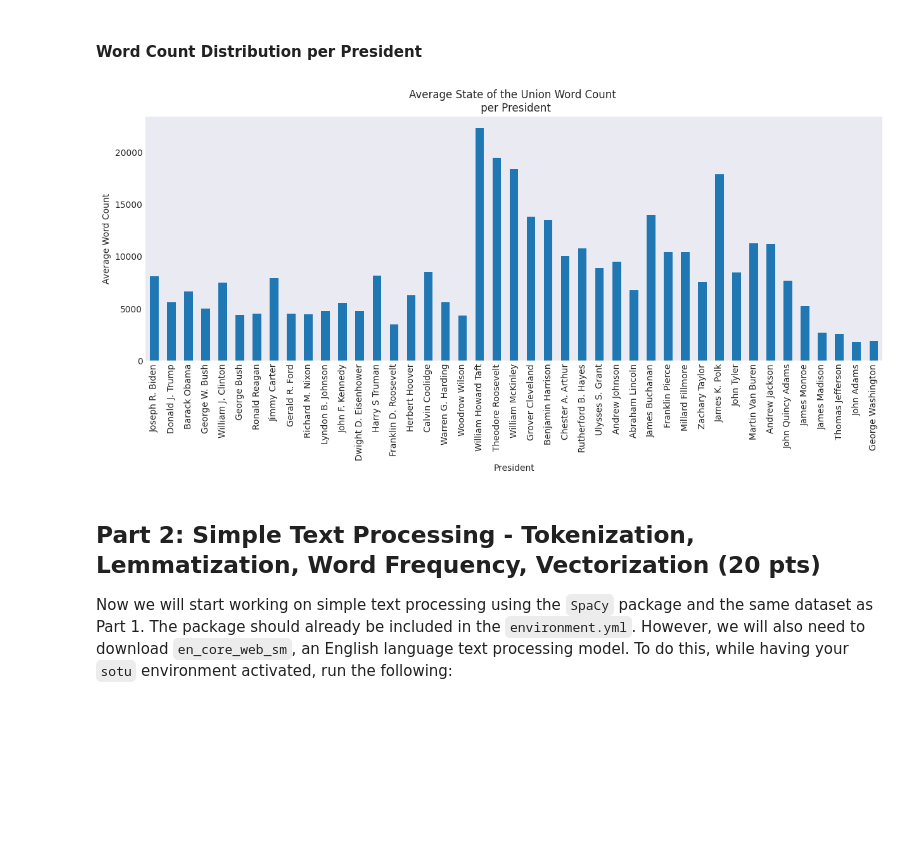
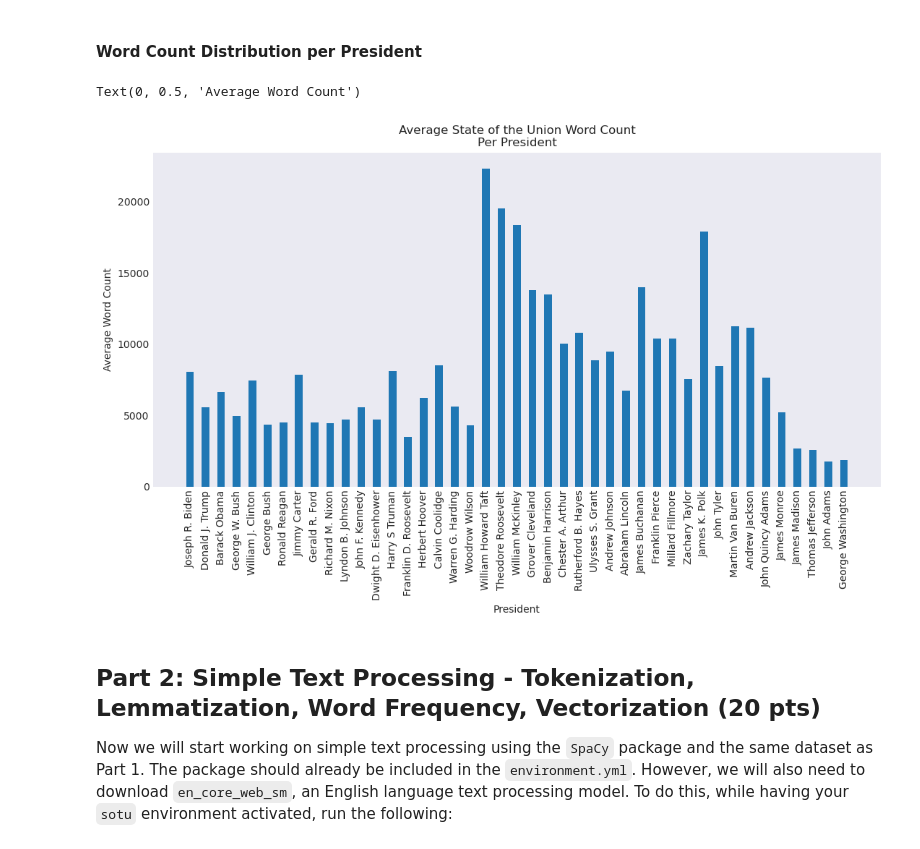
Before and after one commit to UCB-stat-159-f25/proj02-group27, a Jupyter notebook: proj02-nlp.ipynb, the cells around one changed output. Cells and saved outputs as stored; diff of their text form; code cells hidden in the pictures; blank space fills up the shorter version.

```diff
--- a/proj02-nlp.ipynb
+++ b/proj02-nlp.ipynb
@@ -102,8 +116,16 @@ plt.yticks([1800,1850,1900,1950,2000])
 #### Word Count Distribution per President
 # %%
 # Hint: use pandas groupby to get mean word count per president then sort by order
+mean_count = sou.groupby('President',sort=False)['Word Count'].mean().reset_index()
+ax=plt.subplots(figsize=(13,6))
+ax=plt.bar(data=mean_count,x='President',height='Word Count',width=0.5)
+plt.xticks(rotation=90)
+plt.title('Average State of the Union Word Count\nPer President')
+plt.xlabel('President')
+plt.ylabel('Average Word Count')
 # %% [output]
+Text(0, 0.5, 'Average Word Count')
-[figure, old version]
+[figure, new version]
 # %% [markdown]
 ## Part 2: Simple Text Processing - Tokenization, Lemmatization, Word Frequency, Vectorization (20 pts)
 
```
Also changed, not shown: parts of 2 cells of this notebook.
